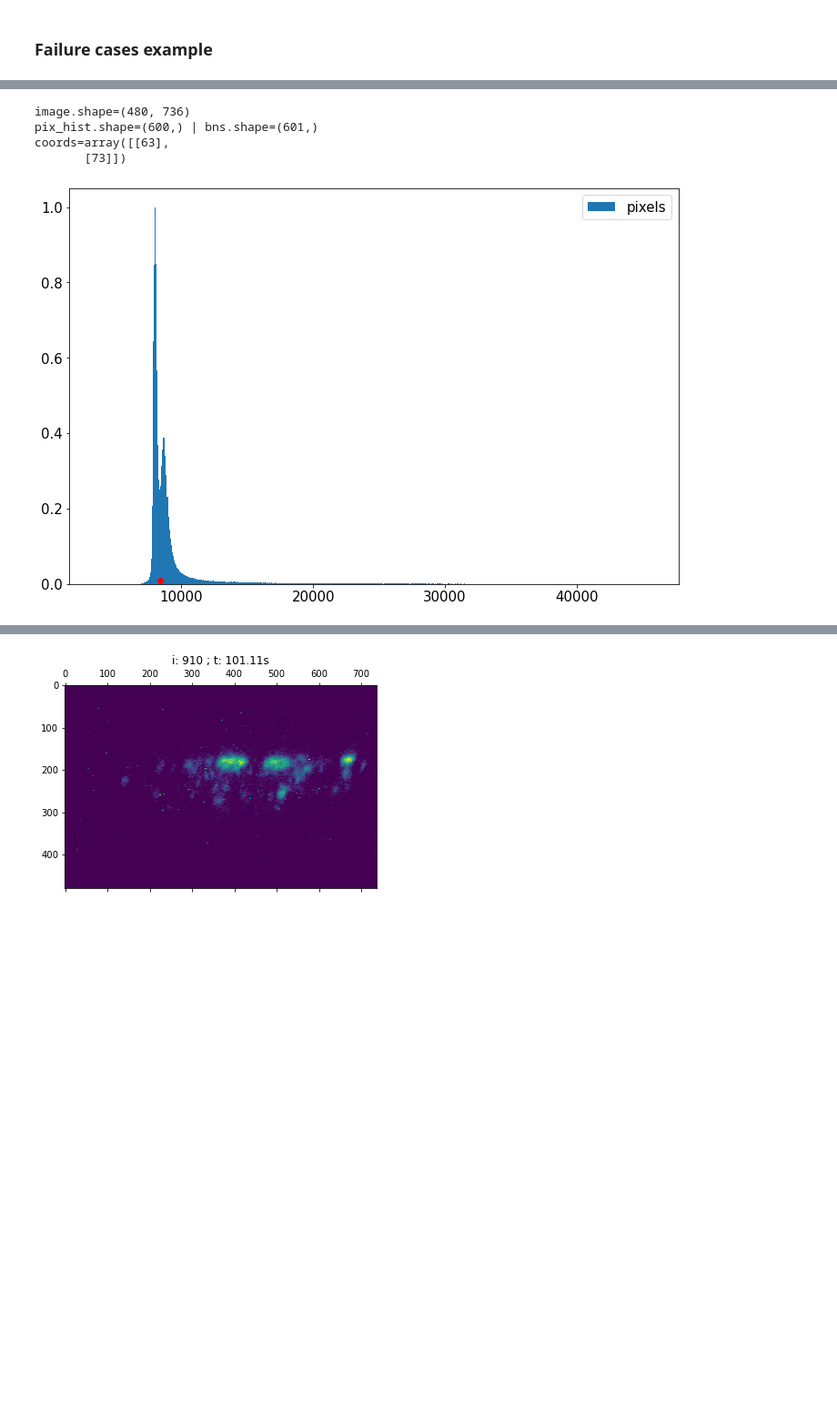
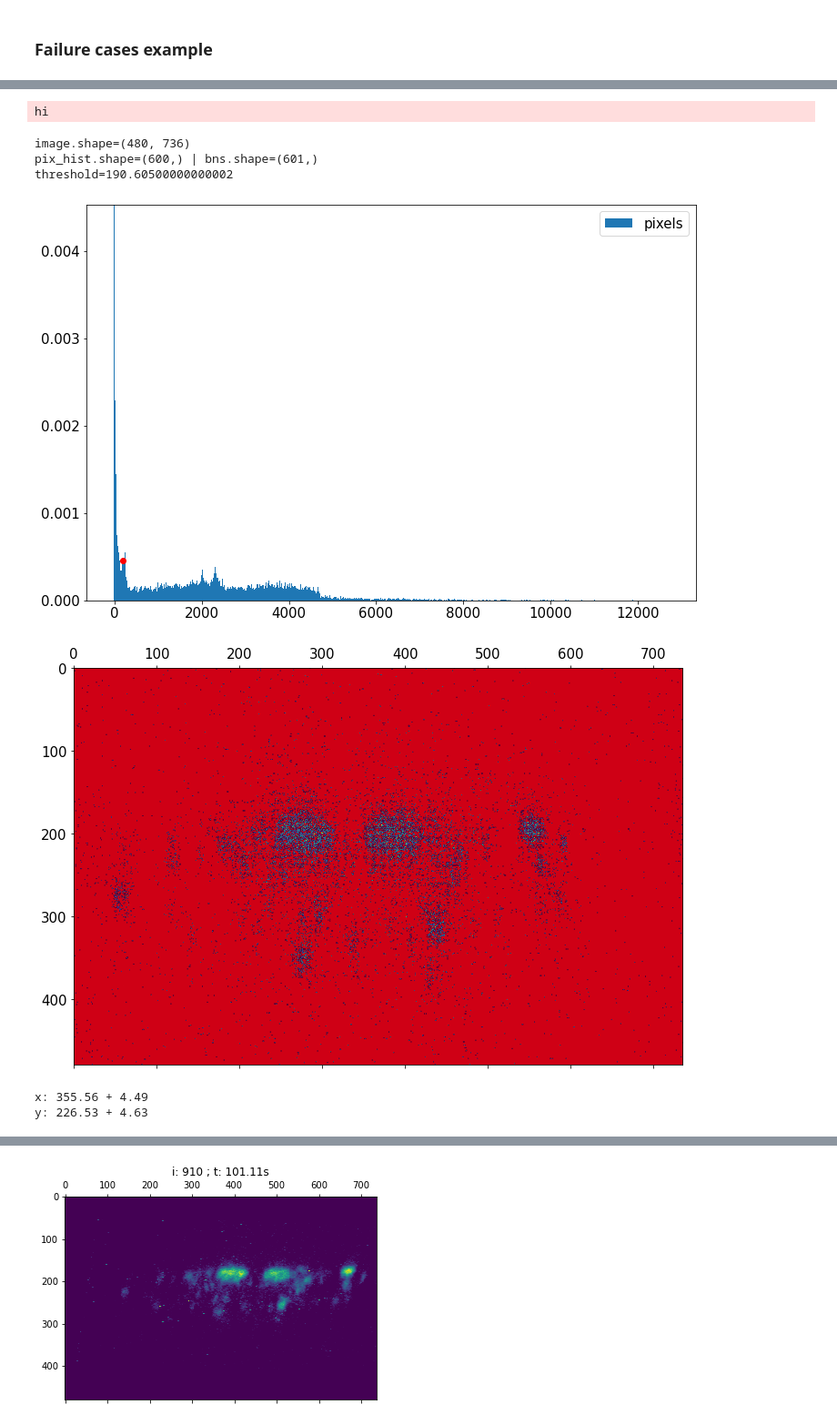
Before and after one commit to Sager611/stabilize2p, a Jupyter notebook: notebooks/metric-exploration.ipynb, the cells around one changed output, grey strips where cells are left out. Shown at 91% size. Saved outputs shown, nothing was run; the diff lists cells and outputs as text; code cells hidden in the pictures; blank space fills up the shorter version.

```diff
--- a/notebooks/metric-exploration.ipynb
+++ b/notebooks/metric-exploration.ipynb
@@ -294,34 +364,98 @@ failure ptg: 0.00%
 # %%
-# from modules.utils import estimate_background_threshold
+from modules.utils import estimate_background_threshold
 
-image = tiff.imread(orig_examples[0], key=4)
+# path = orig_examples[0]
+path = '../data/200901_G23xU1/Fly1/Fly1/003_coronal/2p/red.tif'
+
+video = tiff.imread(path, key=range(200))
+image = video[100]
 print(f'{image.shape=}')
 
+# add disturbance
+# image = image + 100000.0
+# image = image + image.std() * np.random.normal(size=image.shape)
+
+# variables
 bins = 600
+radius = 0.02 * min(*image.shape)
 
 pix_hist, bns = np.histogram(image.ravel(), bins=bins)
 print(f'{pix_hist.shape=} | {bns.shape=}')
 
 step = bns[1]-bns[0]
 plt.figure(figsize=(12, 8))
 plt.bar(bns[:-1], pix_hist / pix_hist.max(), width=step, label=r'pixels')
 
 exc = None
 try:
     threshold = estimate_background_threshold(image, bins=bins)
+    print(f'{threshold=}')
 
     # plt.bar(xaxis, ws / res.max(), alpha=.5, width=1, label=r'watershed')
-    plt.plot(threshold, pix_hist[int(threshold/step)] / pix_hist.max(), 'ro')
+    y = pix_hist[int((threshold-bns[0])/step)] / pix_hist.max()
+    plt.plot(threshold, y, 'ro')
+    plt.ylim(0, y*10)  # see better what's going on around threshold
 except Exception as e:
     exc = e
 plt.legend()
 plt.show()
 
 if exc is not None:
     raise exc
+
+# show clipped image
+img = image
+_, ax = plt.subplots(1, 1, figsize=(12, 10))
+ax.matshow(img)
+mask = np.zeros((*img.shape, 4))
+mask[img < threshold, 0] = 1.0
+mask[img < threshold, 3] = 0.75
+ax.imshow(mask)
+plt.show()
+
+# image pre-processing and plot
+np.clip(img, threshold, None, out=img)
+img = img - threshold
+_, ax = plt.subplots(1, 1, figsize=(12, 10))
+
+# calculate centers
+centers = get_centers(video)
+
+m_centers = centers.mean(axis=0)
+s_centers = centers.std(axis=0)
+print(f'x: {m_centers[0]:.2f} + {s_centers[0]:.2f}')
+print(f'y: {m_centers[1]:.2f} + {s_centers[1]:.2f}')
+
+# image
+ax.matshow(img)
+
+# threshold circle
+circ = plt.Circle(m_centers, radius, color='r', alpha=.25)
+ax.add_patch(circ)
+ax.scatter(centers[:, 0], centers[:, 1], s=1.5, c='k', alpha=0.5)
+
+plt.show()
+
+score, failure_frames = failure_score(video, threshold=radius)
+print(f'failures:', sum(failure_frames))
+print(f'failure ptg: {score * 100:.2f}%')
+
+plt.figure(figsize=(24, 2))
+fps = 9  # frames / time -> time = frames / fps
+r = 1 / fps
+plt.hist(np.where(failure_frames)[0] * r, bins=image.shape[0])
+plt.minorticks_on()
+plt.xlabel(r'time [s]')
+# plt.xlim(0, image.shape[0] / fps)
+plt.show()
+
+assert sum(failure_frames) == 59
 # %% [output]
-image.shape=(480, 736)
-pix_hist.shape=(600,) | bns.shape=(601,)
-coords=array([[63],
-       [73]])
+hi
+image.shape=(480, 736)
+pix_hist.shape=(600,) | bns.shape=(601,)
+threshold=190.60500000000002
-[figure, old version]
+[figure, new version]
+[figure, added]
+x: 355.56 + 4.49
+y: 226.53 + 4.63
```
Also changed, not shown: parts of 9 cells of this notebook, 6 other files.
